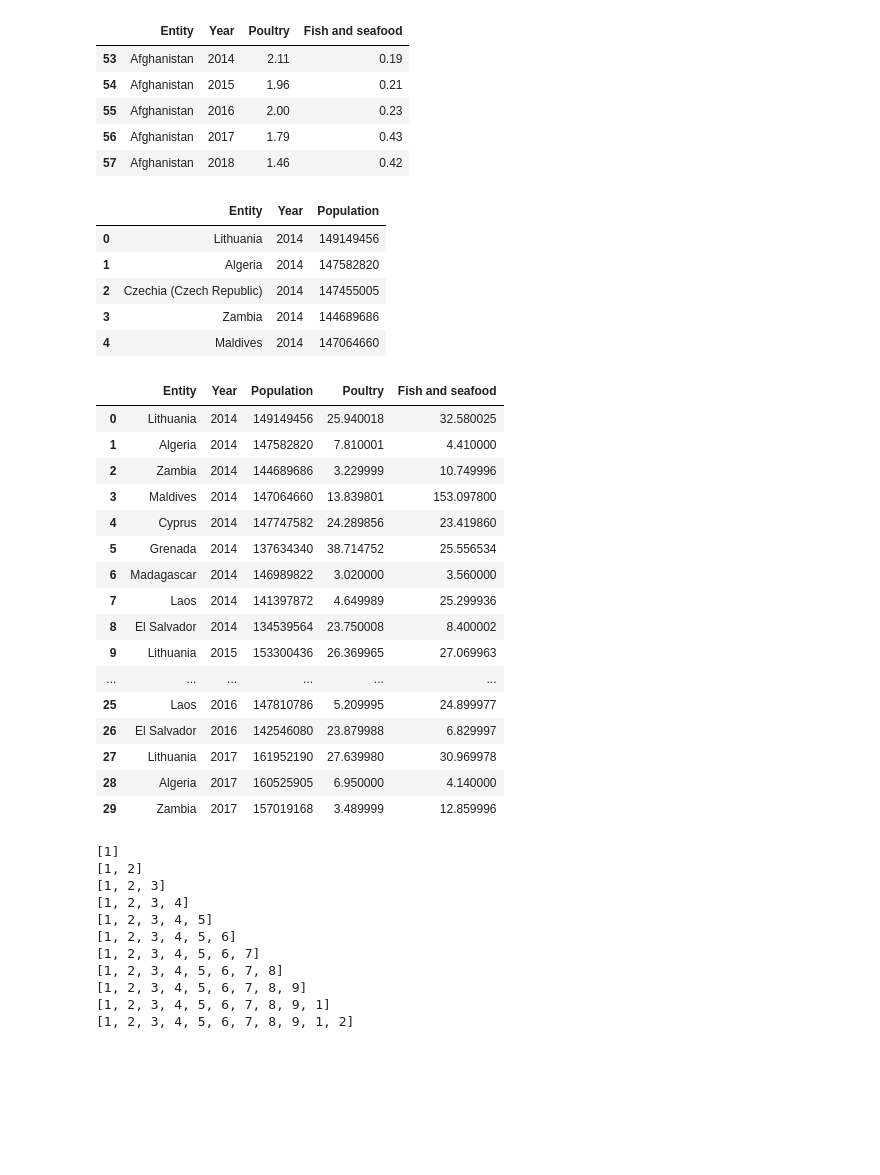
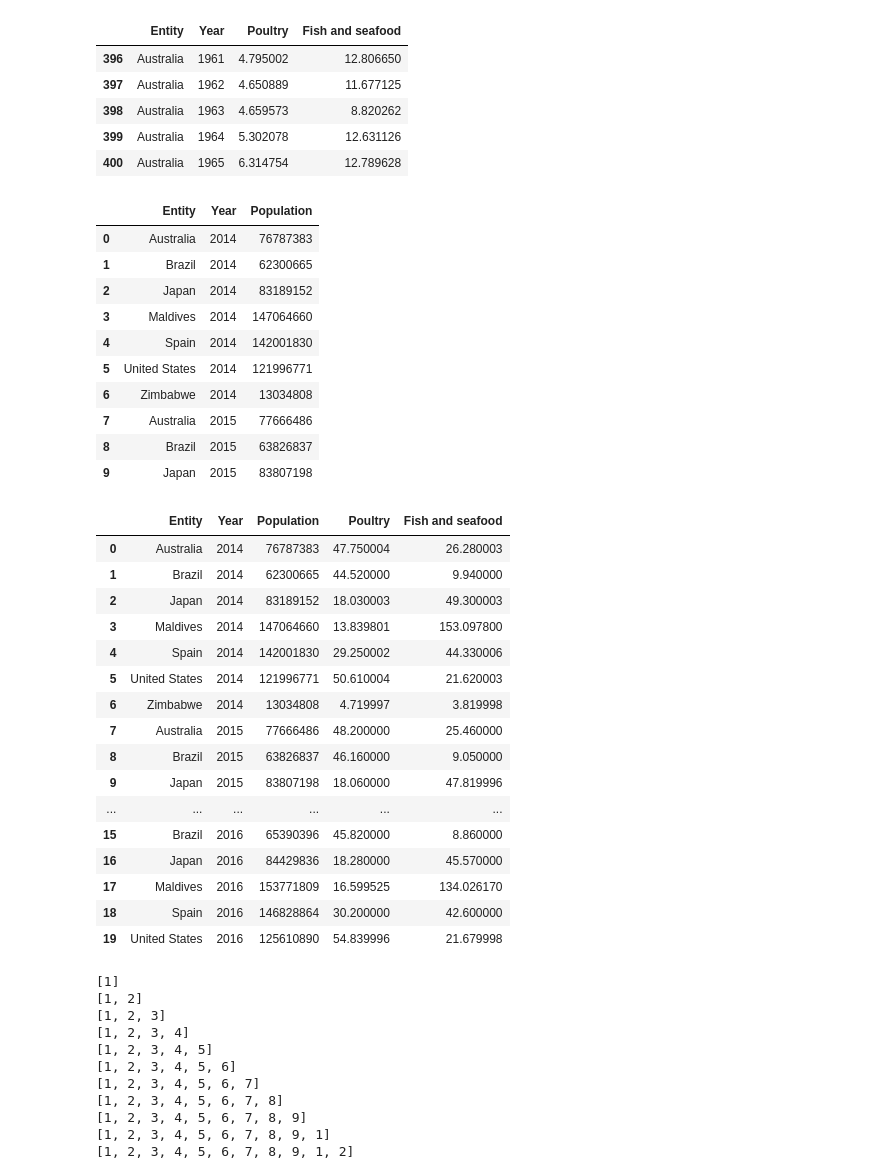
Before and after one commit to seccodingguy/Team1---Project2, a Jupyter notebook: Team2Project.ipynb, the cells around one changed output. Cells and saved outputs as stored; diff of their text form; code cells hidden in the pictures; blank space fills up the shorter version.

Commit message:
corrected population dataframe

```diff
--- a/Team2Project.ipynb
+++ b/Team2Project.ipynb
@@ -52,6 +32,0 @@ print(top_10_countries_2021[['Country', '2021']])
-# %%
-population_df = population_df.drop(columns= ['2022', '2023', '2024'])
-population_df = population_df.sort_values(by='2021', ascending=False)
-top_10 = population_df.head(10).index
-population_df = population_df[population_df.index.isin(top_10)].copy()
-population_df.head(11)
@@ -69,0 +33,8 @@ population_df.head(11)
+# %%
+def filter_countries_by_names(data_frame, countries_list, country_column_name):
+    filtered_df = data_frame[data_frame[country_column_name].isin(countries_list)]
+    return filtered_df
+countries_to_pull = ['United States', 'Brazil', 'Australia', 'Spain', 'Zimbabwe', 'Maldives', 'Japan']
+filtered_population_df = filter_countries_by_names(population_df, countries_to_pull, 'Entity')
+filtered_population_df = filtered_population_df.drop(columns=['Code'])
+print(filtered_population_df)
@@ -70,48 +74,53 @@ population_df.head(11)
 # %%
-meat_df = meat_df[meat_df['Year'] >= 2014]
+meat_df = filter_countries_by_names(meat_df, countries_to_pull, 'Entity')
 meat_df = meat_df.drop(columns= ['Beef', 'Sheep and goat', 'Pork', 'Other meats'])
 meat_df.head()
 # %% [output]
 |  | Entity | Year | Poultry | Fish and seafood |
-| 53 | Afghanistan | 2014 | 2.11 | 0.19 |
-| 54 | Afghanistan | 2015 | 1.96 | 0.21 |
-| 55 | Afghanistan | 2016 | 2.00 | 0.23 |
-| 56 | Afghanistan | 2017 | 1.79 | 0.43 |
-| 57 | Afghanistan | 2018 | 1.46 | 0.42 |
+| 396 | Australia | 1961 | 4.795002 | 12.806650 |
+| 397 | Australia | 1962 | 4.650889 | 11.677125 |
+| 398 | Australia | 1963 | 4.659573 | 8.820262 |
+| 399 | Australia | 1964 | 5.302078 | 12.631126 |
+| 400 | Australia | 1965 | 6.314754 | 12.789628 |
 # %%
-population_long = pd.melt(population_df, id_vars=["Country"],
+population_long = pd.melt(filtered_population_df, id_vars=["Country"],
                           var_name="Year", value_name="Population")
 population_long.rename(columns={"Country": "Entity"}, inplace=True)
 population_long["Year"] = pd.to_numeric(population_long["Year"])
-population_long.head()
+population_long.head(10)
 # %% [output]
 |  | Entity | Year | Population |
-| 0 | Lithuania | 2014 | 149149456 |
-| 1 | Algeria | 2014 | 147582820 |
-| 2 | Czechia (Czech Republic) | 2014 | 147455005 |
-| 3 | Zambia | 2014 | 144689686 |
-| 4 | Maldives | 2014 | 147064660 |
+| 0 | Australia | 2014 | 76787383 |
+| 1 | Brazil | 2014 | 62300665 |
+| 2 | Japan | 2014 | 83189152 |
+| 3 | Maldives | 2014 | 147064660 |
+| 4 | Spain | 2014 | 142001830 |
+| 5 | United States | 2014 | 121996771 |
+| 6 | Zimbabwe | 2014 | 13034808 |
+| 7 | Australia | 2015 | 77666486 |
+| 8 | Brazil | 2015 | 63826837 |
+| 9 | Japan | 2015 | 83807198 |
 # %%
 population_long["Year"] = pd.to_numeric(population_long["Year"], errors='coerce')
 meat_df["Year"] = pd.to_numeric(meat_df["Year"], errors='coerce')
 combined_df = pd.merge(population_long, meat_df, on=["Entity", "Year"], how="inner")
-combined_df.head(30)
+combined_df.head(20)
 # %% [output]
 |  | Entity | Year | Population | Poultry | Fish and seafood |
-| 0 | Lithuania | 2014 | 149149456 | 25.940018 | 32.580025 |
-| 1 | Algeria | 2014 | 147582820 | 7.810001 | 4.410000 |
-| 2 | Zambia | 2014 | 144689686 | 3.229999 | 10.749996 |
+| 0 | Australia | 2014 | 76787383 | 47.750004 | 26.280003 |
+| 1 | Brazil | 2014 | 62300665 | 44.520000 | 9.940000 |
+| 2 | Japan | 2014 | 83189152 | 18.030003 | 49.300003 |
 | 3 | Maldives | 2014 | 147064660 | 13.839801 | 153.097800 |
-| 4 | Cyprus | 2014 | 147747582 | 24.289856 | 23.419860 |
-| 5 | Grenada | 2014 | 137634340 | 38.714752 | 25.556534 |
-| 6 | Madagascar | 2014 | 146989822 | 3.020000 | 3.560000 |
-| 7 | Laos | 2014 | 141397872 | 4.649989 | 25.299936 |
-| 8 | El Salvador | 2014 | 134539564 | 23.750008 | 8.400002 |
-| 9 | Lithuania | 2015 | 153300436 | 26.369965 | 27.069963 |
+| 4 | Spain | 2014 | 142001830 | 29.250002 | 44.330006 |
+| 5 | United States | 2014 | 121996771 | 50.610004 | 21.620003 |
+| 6 | Zimbabwe | 2014 | 13034808 | 4.719997 | 3.819998 |
+| 7 | Australia | 2015 | 77666486 | 48.200000 | 25.460000 |
+| 8 | Brazil | 2015 | 63826837 | 46.160000 | 9.050000 |
+| 9 | Japan | 2015 | 83807198 | 18.060000 | 47.819996 |
 | ... | ... | ... | ... | ... | ... |
-| 25 | Laos | 2016 | 147810786 | 5.209995 | 24.899977 |
-| 26 | El Salvador | 2016 | 142546080 | 23.879988 | 6.829997 |
-| 27 | Lithuania | 2017 | 161952190 | 27.639980 | 30.969978 |
-| 28 | Algeria | 2017 | 160525905 | 6.950000 | 4.140000 |
-| 29 | Zambia | 2017 | 157019168 | 3.489999 | 12.859996 |
+| 15 | Brazil | 2016 | 65390396 | 45.820000 | 8.860000 |
+| 16 | Japan | 2016 | 84429836 | 18.280000 | 45.570000 |
+| 17 | Maldives | 2016 | 153771809 | 16.599525 | 134.026170 |
+| 18 | Spain | 2016 | 146828864 | 30.200000 | 42.600000 |
+| 19 | United States | 2016 | 125610890 | 54.839996 | 21.679998 |
 # %%
```
Also changed, not shown: parts of 10 cells of this notebook.
